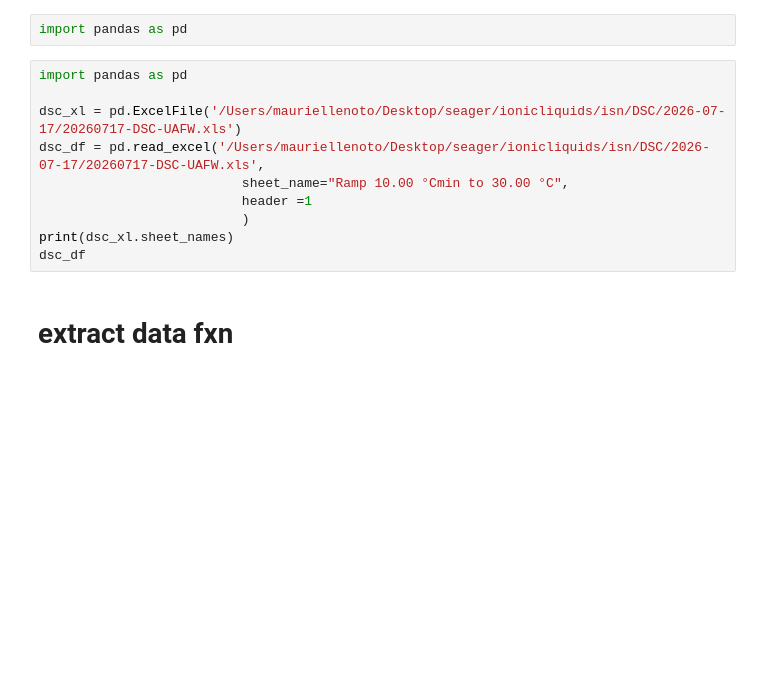
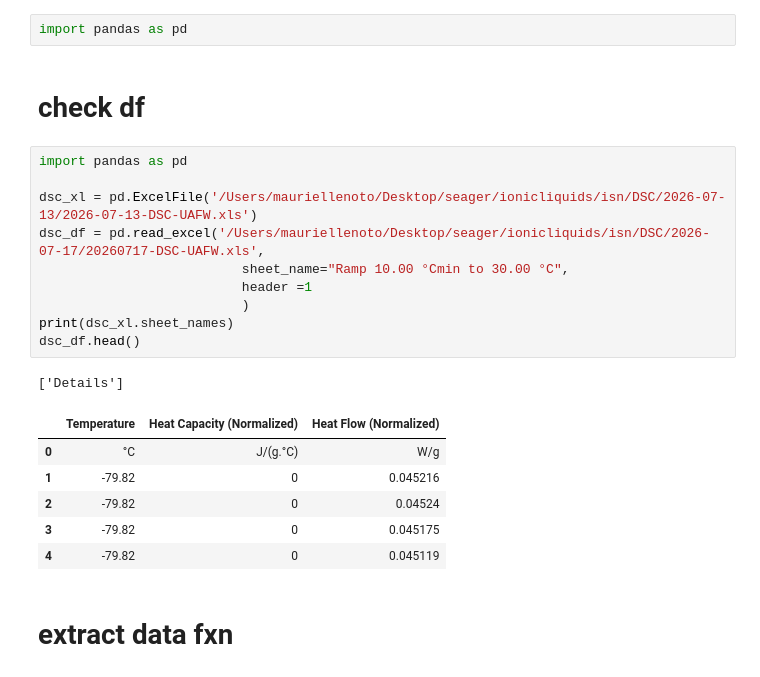
Before and after one commit to maurielle-noto/ionic-liquid-characterization, a Jupyter notebook: dsc.ipynb, the cells around one changed output. Saved outputs shown, nothing was run; the diff lists cells and outputs as text; blank space fills up the shorter version.

```diff
--- a/dsc.ipynb
+++ b/dsc.ipynb
@@ -1,15 +1,25 @@
 # %%
 import pandas as pd
+# %% [markdown]
+# check df
 # %%
 import pandas as pd
 
-dsc_xl = pd.ExcelFile('/Users/mauriellenoto/Desktop/seager/ionicliquids/isn/DSC/2026-07-17/20260717-DSC-UAFW.xls')
+dsc_xl = pd.ExcelFile('/Users/mauriellenoto/Desktop/seager/ionicliquids/isn/DSC/2026-07-13/2026-07-13-DSC-UAFW.xls')
 dsc_df = pd.read_excel('/Users/mauriellenoto/Desktop/seager/ionicliquids/isn/DSC/2026-07-17/20260717-DSC-UAFW.xls',
                           sheet_name="Ramp 10.00 °Cmin to 30.00 °C",
                           header =1
                           )
 print(dsc_xl.sheet_names)
-dsc_df
+dsc_df.head()
+# %% [output]
+['Details']
+|  | Temperature | Heat Capacity (Normalized) | Heat Flow (Normalized) |
+| 0 | °C | J/(g.°C) | W/g |
+| 1 | -79.82 | 0 | 0.045216 |
+| 2 | -79.82 | 0 | 0.04524 |
+| 3 | -79.82 | 0 | 0.045175 |
+| 4 | -79.82 | 0 | 0.045119 |
 # %% [markdown]
 # extract data fxn
 # %%
```
Also changed, not shown: parts of 7 cells of this notebook.
